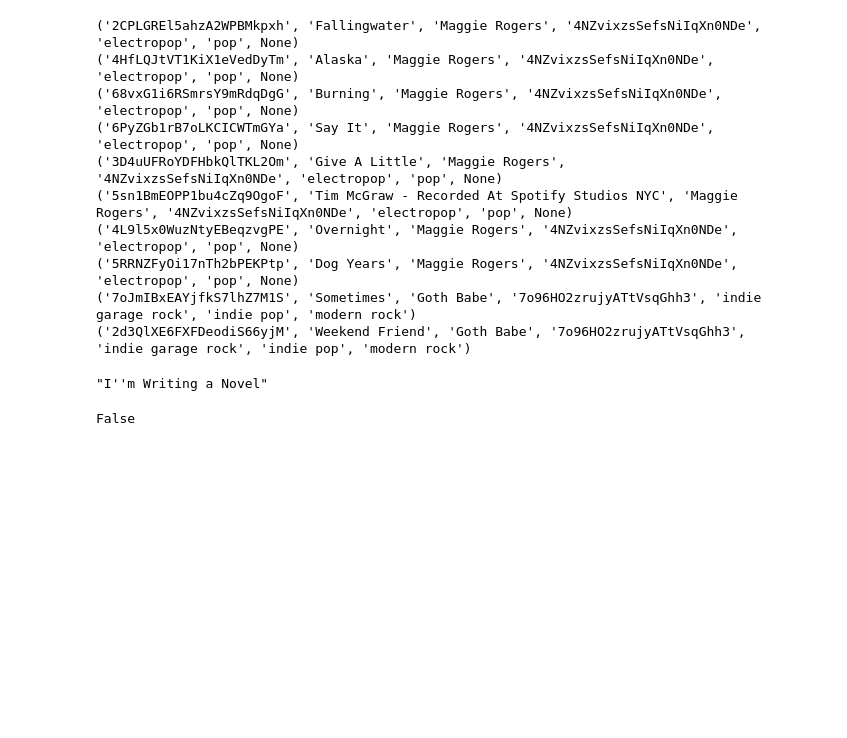
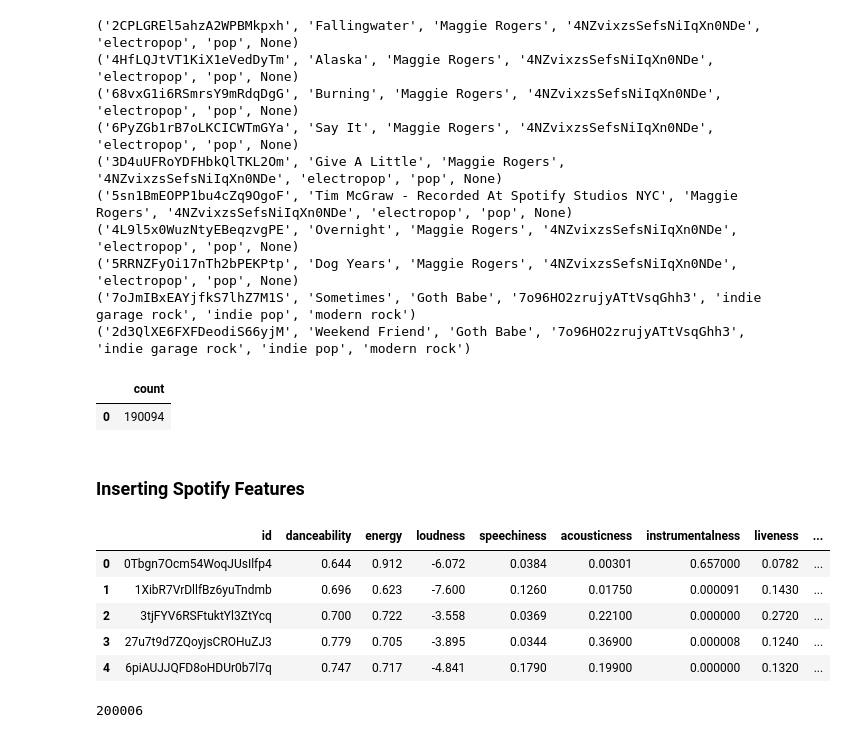
Before and after one commit to d-alvear/discoverify, a Jupyter notebook: notebooks/database_creation.ipynb, the cells around one changed output. Saved outputs shown, nothing was run; the diff lists cells and outputs as text; code cells hidden in the pictures; blank space fills up the shorter version.

```diff
--- a/notebooks/database_creation.ipynb
+++ b/notebooks/database_creation.ipynb
@@ -210,12 +186,25 @@ for i in range(20,30):
         pass
-# %%
-cur.execute("INSERT INTO metadata (track_id, track_name, artist, artist_id, genre_1, genre_2, genre_3) VALUES (%s, %s, %s, %s, %s, %s, %s)", record)
-conn.commit()
-# %% [output]
-"I''m Writing a Novel"
-# %%
-test_2 = 'Hello'
-
-"'" in test_2
-# %% [output]
-False
+# %%
+q = '''SELECT COUNT(*) FROM metadata'''
+
+df = run_query(q)
+df
+# %% [output]
+|  | count |
+| 0 | 190094 |
+# %% [markdown]
+### Inserting Spotify Features
+# %%
+spotify_features = pd.read_csv('../data/spotify_features.csv')
+spotify_features.head()
+# %% [output]
+|  | id | danceability | energy | loudness | speechiness | acousticness | instrumentalness | liveness | ... |
+| 0 | 0Tbgn7Ocm54WoqJUsIlfp4 | 0.644 | 0.912 | -6.072 | 0.0384 | 0.00301 | 0.657000 | 0.0782 | ... |
+| 1 | 1XibR7VrDllfBz6yuTndmb | 0.696 | 0.623 | -7.600 | 0.1260 | 0.01750 | 0.000091 | 0.1430 | ... |
+| 2 | 3tjFYV6RSFtuktYl3ZtYcq | 0.700 | 0.722 | -3.558 | 0.0369 | 0.22100 | 0.000000 | 0.2720 | ... |
+| 3 | 27u7t9d7ZQoyjsCROHuZJ3 | 0.779 | 0.705 | -3.895 | 0.0344 | 0.36900 | 0.000008 | 0.1240 | ... |
+| 4 | 6piAUJJQFD8oHDUr0b7l7q | 0.747 | 0.717 | -4.841 | 0.1790 | 0.19900 | 0.000000 | 0.1320 | ... |
+# %%
+len(spotify_features)
+# %% [output]
+200006
```
Also changed, not shown: parts of 24 cells of this notebook, 4 other files.
